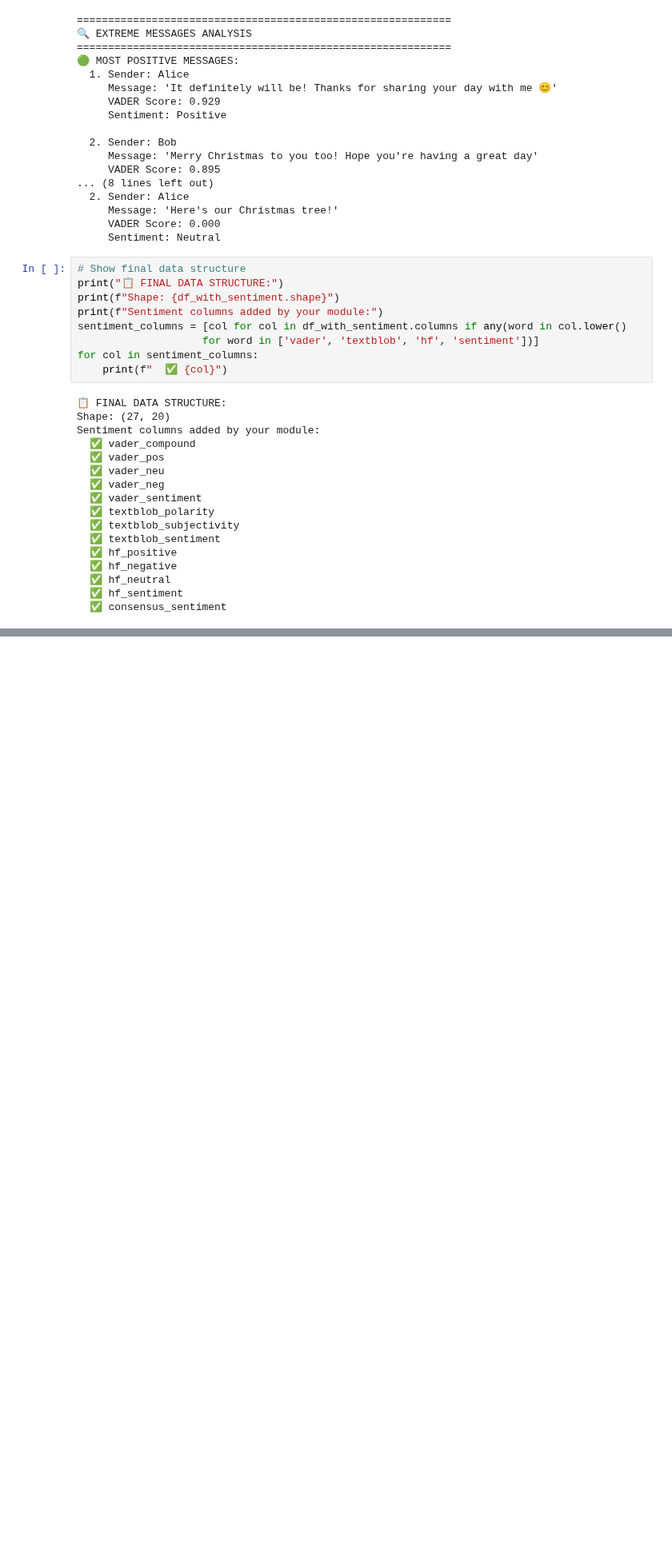
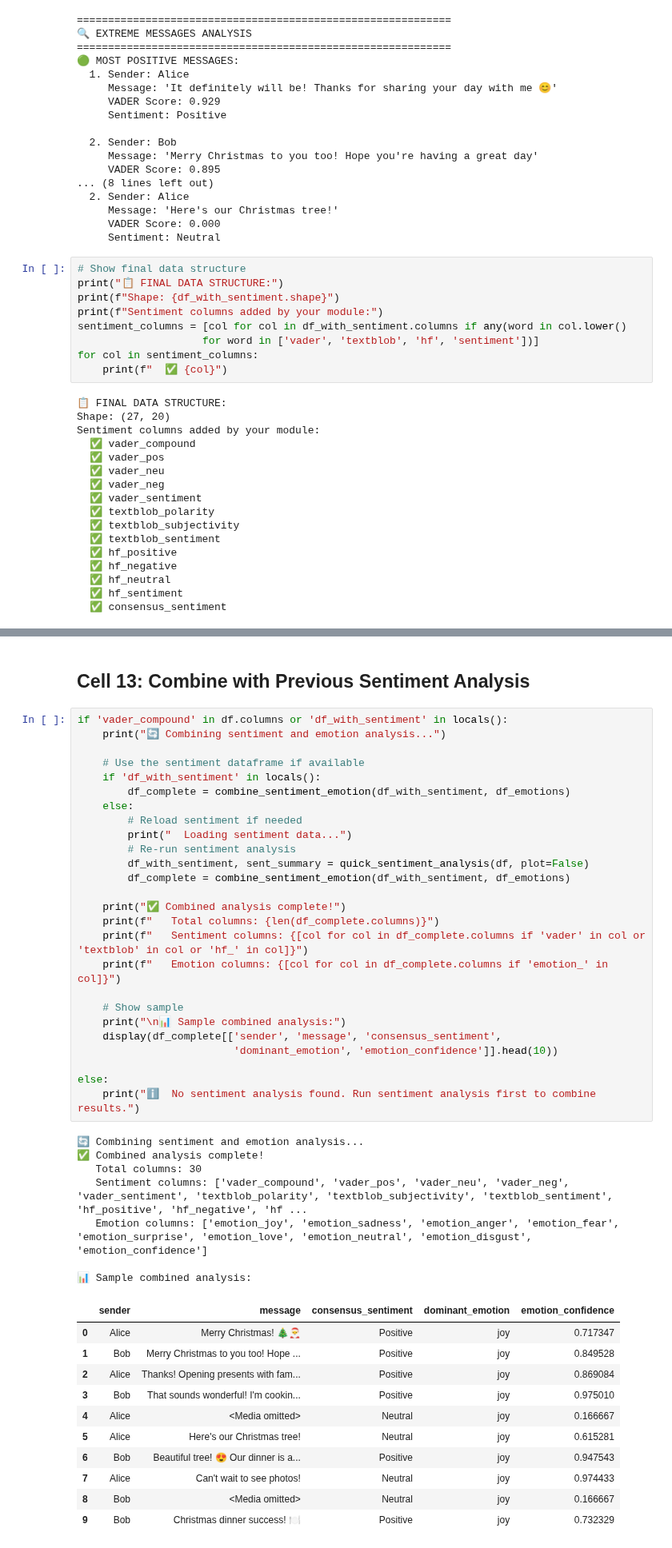
Before and after one commit to Sujoy-004/Chat-Analyzer-Pro, a Jupyter notebook: notebooks/03_sentiment_emotion.ipynb, the cells around one changed output, grey strips where cells are left out. Shown at 80% size. Cells and saved outputs as stored; diff of their text form; blank space fills up the shorter version.

```diff
--- a/notebooks/03_sentiment_emotion.ipynb
+++ b/notebooks/03_sentiment_emotion.ipynb
@@ -512,0 +772,47 @@ Sentiment columns added by your module:
+# %% [markdown]
+## Cell 13: Combine with Previous Sentiment Analysis
+# %%
+if 'vader_compound' in df.columns or 'df_with_sentiment' in locals():
+    print("🔄 Combining sentiment and emotion analysis...")
+
+    # Use the sentiment dataframe if available
+    if 'df_with_sentiment' in locals():
+        df_complete = combine_sentiment_emotion(df_with_sentiment, df_emotions)
+    else:
+        # Reload sentiment if needed
+        print("  Loading sentiment data...")
+        # Re-run sentiment analysis
+        df_with_sentiment, sent_summary = quick_sentiment_analysis(df, plot=False)
+        df_complete = combine_sentiment_emotion(df_with_sentiment, df_emotions)
+
+    print("✅ Combined analysis complete!")
+    print(f"   Total columns: {len(df_complete.columns)}")
+    print(f"   Sentiment columns: {[col for col in df_complete.columns if 'vader' in col or 'textblob' in col or 'hf_' in col]}")
+    print(f"   Emotion columns: {[col for col in df_complete.columns if 'emotion_' in col]}")
+
+    # Show sample
+    print("\n📊 Sample combined analysis:")
+    display(df_complete[['sender', 'message', 'consensus_sentiment',
+                         'dominant_emotion', 'emotion_confidence']].head(10))
+
+else:
+    print("ℹ️  No sentiment analysis found. Run sentiment analysis first to combine results.")
+# %% [output]
+🔄 Combining sentiment and emotion analysis...
+✅ Combined analysis complete!
+   Total columns: 30
+   Sentiment columns: ['vader_compound', 'vader_pos', 'vader_neu', 'vader_neg', 'vader_sentiment', 'textblob_polarity', 'textblob_subjectivity', 'textblob_sentiment', 'hf_positive', 'hf_negative', 'hf ...
+   Emotion columns: ['emotion_joy', 'emotion_sadness', 'emotion_anger', 'emotion_fear', 'emotion_surprise', 'emotion_love', 'emotion_neutral', 'emotion_disgust', 'emotion_confidence']
+
+📊 Sample combined analysis:
+|  | sender | message | consensus_sentiment | dominant_emotion | emotion_confidence |
+| 0 | Alice | Merry Christmas! 🎄🎅 | Positive | joy | 0.717347 |
+| 1 | Bob | Merry Christmas to you too! Hope ... | Positive | joy | 0.849528 |
+| 2 | Alice | Thanks! Opening presents with fam... | Positive | joy | 0.869084 |
+| 3 | Bob | That sounds wonderful! I'm cookin... | Positive | joy | 0.975010 |
+| 4 | Alice | <Media omitted> | Neutral | joy | 0.166667 |
+| 5 | Alice | Here's our Christmas tree! | Neutral | joy | 0.615281 |
+| 6 | Bob | Beautiful tree! 😍 Our dinner is a... | Positive | joy | 0.947543 |
+| 7 | Alice | Can't wait to see photos! | Neutral | joy | 0.974433 |
+| 8 | Bob | <Media omitted> | Neutral | joy | 0.166667 |
+| 9 | Bob | Christmas dinner success! 🍽️ | Positive | joy | 0.732329 |
```
Also changed, not shown: parts of 30 cells of this notebook.
